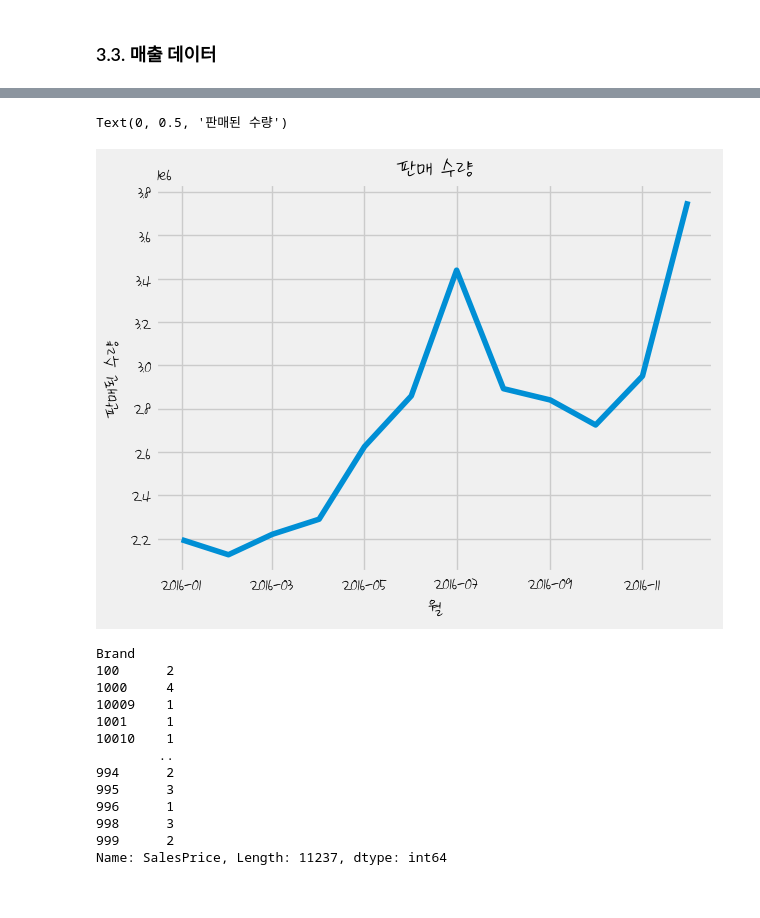
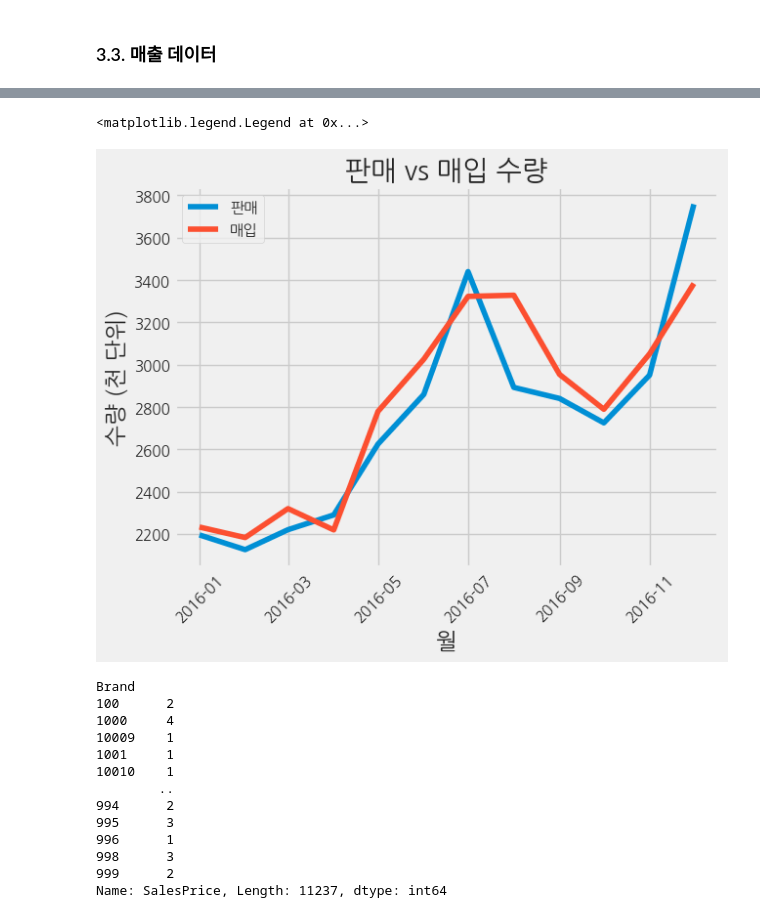
Before and after one commit to koyaniya/warehouse-inventory-optimization-ABC-XYZ-analysis-, a Jupyter notebook: notebooks/analysis.ipynb, the cells around one changed output, grey strips where cells are left out. Cells and saved outputs as stored; diff of their text form; code cells hidden in the pictures.

```diff
--- a/notebooks/analysis.ipynb
+++ b/notebooks/analysis.ipynb
@@ -45,10 +46,13 @@ import seaborn as sns
 import warnings
 warnings.simplefilter(action='ignore', category=FutureWarning)
 # %%
-sns.set_theme(font_scale=1.5)
+sns.set_theme(font_scale=1.0)
 sns.set_style("whitegrid")
+plt.rcParams["font.family"] = "NanumGothic"
+plt.rcParams["axes.unicode_minus"] = False
+style.use("fivethirtyeight")
 # %%
-font_list = fm.findSystemFonts(fontpaths=None, fontext='ttf')
-font_path = f'C:\\Users\\annaz\\AppData\\Local\\Microsoft\\Windows\\Fonts\\나눔손글씨 기쁨밝음.ttf'
-fontprop = fm.FontProperties(fname=font_path, size=20)
-plt.rc("font", family=fontprop.get_name())
+# font_list = fm.findSystemFonts(fontpaths=None, fontext='ttf')
+# font_path = f'C:\\Users\\annaz\\AppData\\Local\\Microsoft\\Windows\\Fonts\\MaruBuri-Regular.ttf'
+# fontprop = fm.FontProperties(fname=font_path, size=20)
+# plt.rc("font", family=fontprop.get_name())
@@ -271,10 +303,10 @@ purchases.head()
 | 4 | 76_DONCASTER_2034 | 76 | 2034 | Glendalough Double Barrel | 750mL | 388 | ATLANTIC IMPORTING COMPANY | 8169 | 2015-12-24 | ... |
 # %%
 purchases['PurchasesMonth'] = purchases.ReceivingDate.dt.to_period('M')
-purc_group_month = purchases.groupby('PurchasesMonth')['Quantity'].sum().reset_index()
+purc_group_month = purchases.groupby('PurchasesMonth')['Quantity'].sum().div(1000).reset_index()
 purc_group_month['PurchasesMonth'] = purc_group_month['PurchasesMonth'].dt.to_timestamp()
 plt.plot(purc_group_month.PurchasesMonth, purc_group_month.Quantity)
-plt.title('매입 수량')
+plt.title('월별 매입 수량')
 plt.xlabel('월')
-plt.ylabel('매입된 수량')
+plt.ylabel('매입된 수량(천 단위)')
 # %% [output]
@@ -514,14 +529,17 @@ Text(0.7, 5799.99, 'max: 5799.99')
 # %%
 sales['SalesMonth'] = sales.SalesDate.dt.to_period('M')
-sales_group_month = sales.groupby('SalesMonth')['SalesQuantity'].sum().reset_index()
+sales_group_month = sales.groupby('SalesMonth')['SalesQuantity'].sum().div(1000).reset_index()
 sales_group_month['SalesMonth'] = sales_group_month['SalesMonth'].dt.to_timestamp()
-plt.plot(sales_group_month.SalesMonth, sales_group_month.SalesQuantity)
-plt.title('판매 수량')
+plt.plot(sales_group_month.SalesMonth, sales_group_month.SalesQuantity, label = '판매')
+plt.plot(purc_group_month.PurchasesMonth, purc_group_month.Quantity, label = '매입')
+plt.title('판매 vs 매입 수량' )
 plt.xlabel('월')
-plt.ylabel('판매된 수량')
+plt.xticks(rotation=45)
+plt.ylabel('수량 (천 단위)')
+plt.legend()
 # %% [output]
-Text(0, 0.5, '판매된 수량')
+<matplotlib.legend.Legend at 0x...>
-[figure, old version]
+[figure, new version]
 # %%
 sales.groupby('Brand')['SalesPrice'].nunique()
 # %% [output]
```
Also changed, not shown: parts of 85 cells of this notebook, 8 other files.
